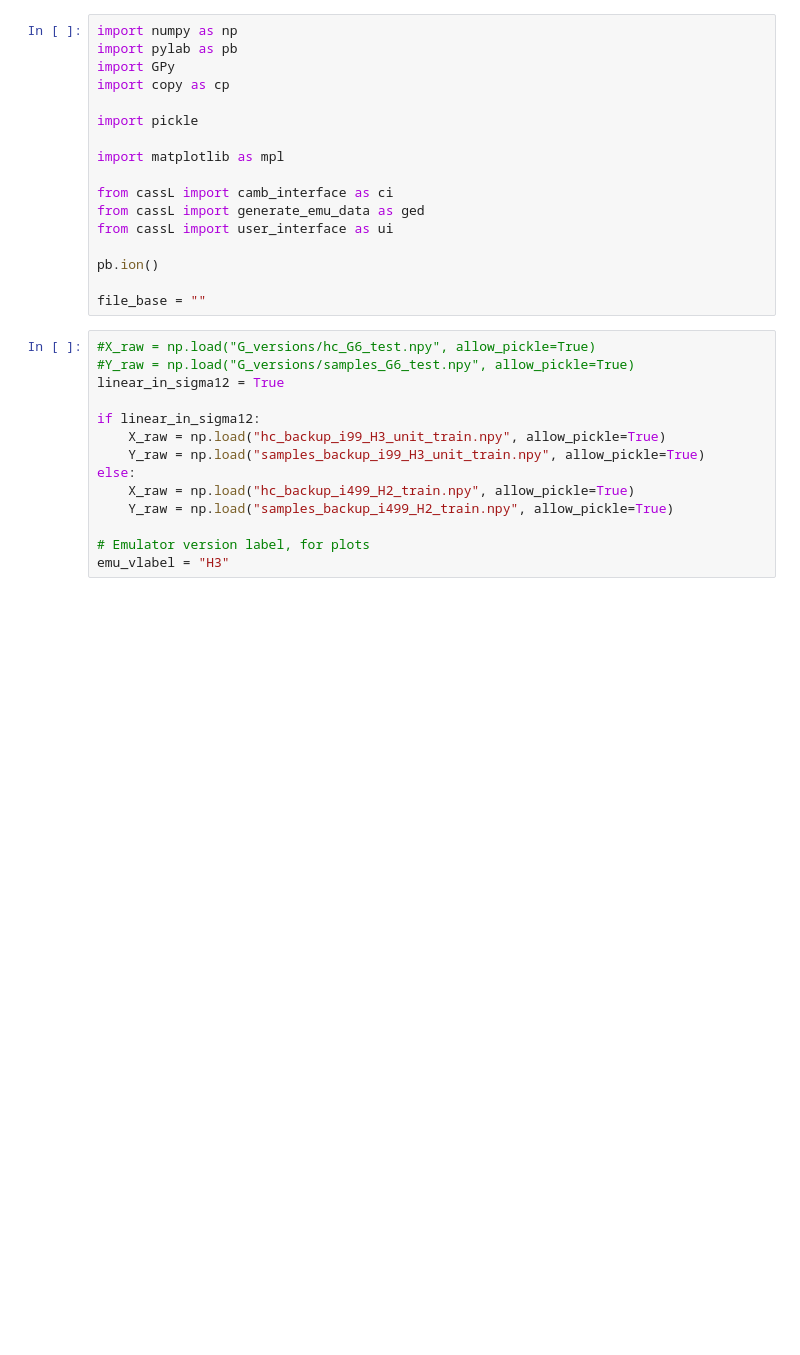
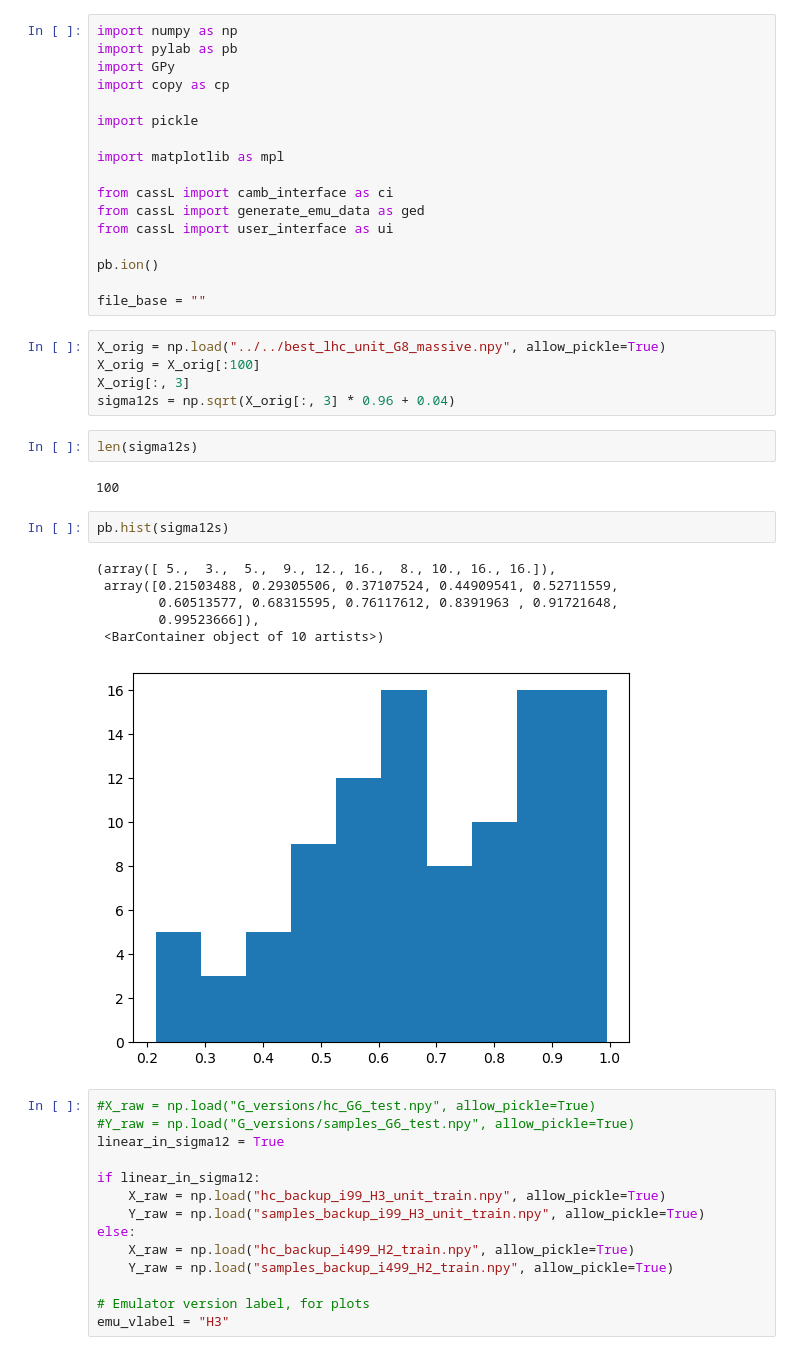
Before and after one commit to 3276908917/Master, a Jupyter notebook: CAMB_notebooks/emulator/H_massive_errors.ipynb, the cells around one changed output. Drawn from its saved outputs; the diff is of its cells as text; blank space fills up the shorter version.

```diff
--- a/CAMB_notebooks/emulator/H_massive_errors.ipynb
+++ b/CAMB_notebooks/emulator/H_massive_errors.ipynb
@@ -15,6 +15,24 @@ from cassL import user_interface as ui
 pb.ion()
 
 file_base = ""
+# %%
+X_orig = np.load("../../best_lhc_unit_G8_massive.npy", allow_pickle=True)
+X_orig = X_orig[:100]
+X_orig[:, 3]
+sigma12s = np.sqrt(X_orig[:, 3] * 0.96 + 0.04)
+# %%
+len(sigma12s)
+# %% [output]
+100
+# %%
+pb.hist(sigma12s)
+# %% [output]
+(array([ 5.,  3.,  5.,  9., 12., 16.,  8., 10., 16., 16.]),
+ array([0.21503488, 0.29305506, 0.37107524, 0.44909541, 0.52711559,
+        0.60513577, 0.68315595, 0.76117612, 0.8391963 , 0.91721648,
+        0.99523666]),
+ <BarContainer object of 10 artists>)
+[figure, added]
 # %%
 #X_raw = np.load("G_versions/hc_G6_test.npy", allow_pickle=True)
 #Y_raw = np.load("G_versions/samples_G6_test.npy", allow_pickle=True)
```
Also changed, not shown: 7 other files.
